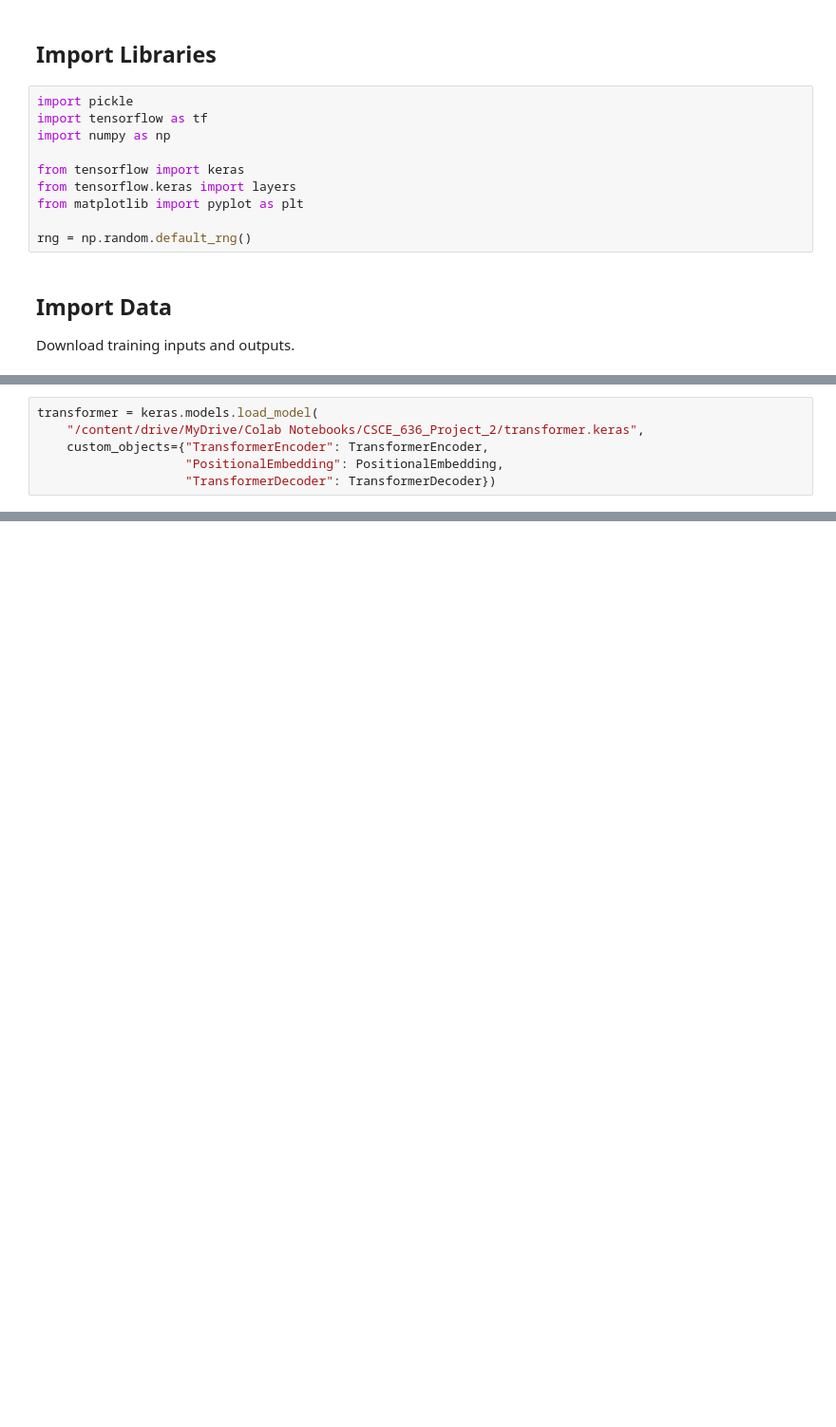
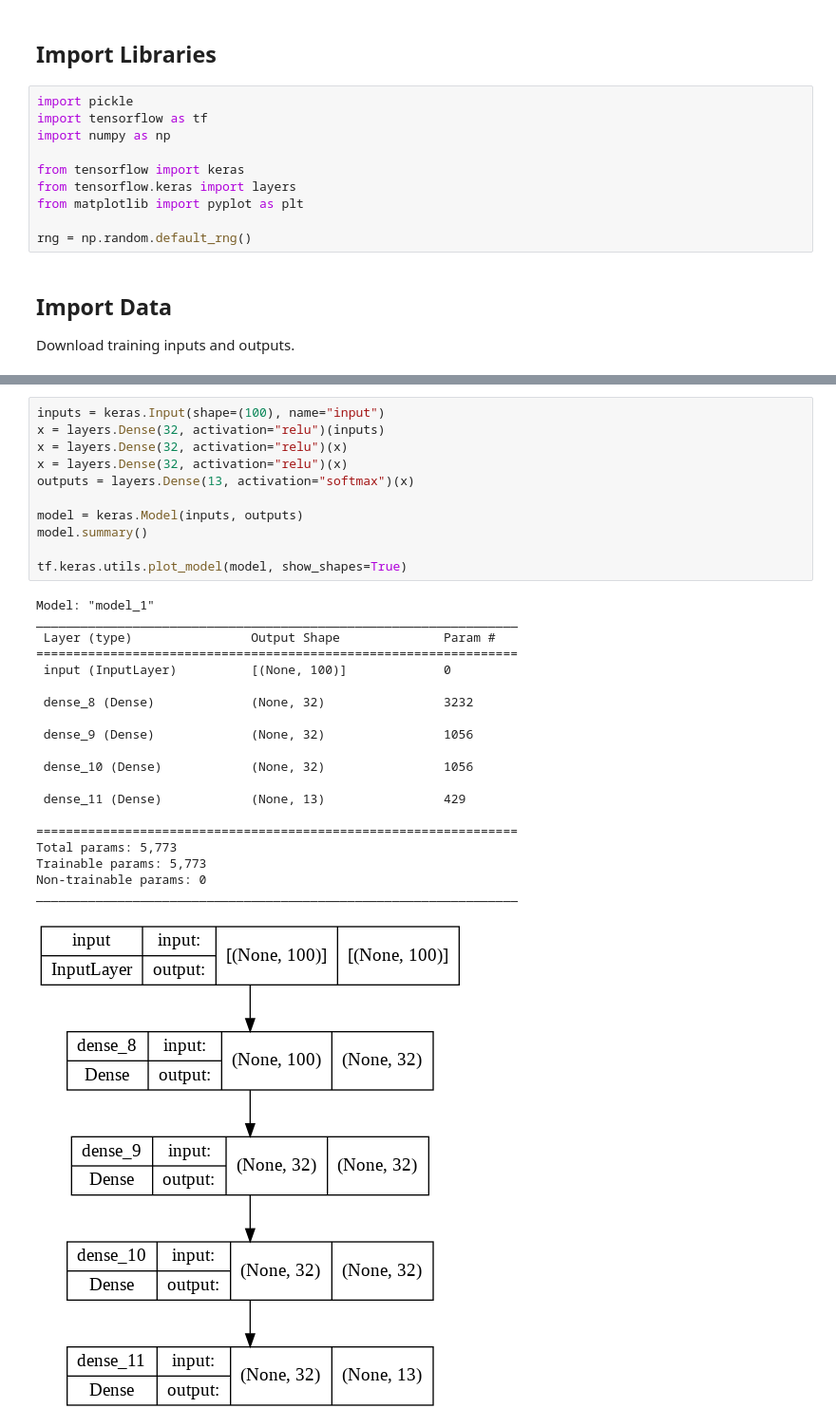
Before and after one commit to diegosol127/CSCE-636-Deep-Learning, a Jupyter notebook: Homework/CSCE_636_Proj03_Sol.ipynb, the cells around one changed output, grey strips where cells are left out. Shown: that part at 95% size. Saved outputs shown, nothing was run; the diff lists cells and outputs as text; blank space fills up the shorter version.

Commit message:
Proj03 create deep model

```diff
--- a/Homework/CSCE_636_Proj03_Sol.ipynb
+++ b/Homework/CSCE_636_Proj03_Sol.ipynb
@@ -474,6 +43,0 @@ def decode_sequence(input_chunk):
-# %%
-transformer = keras.models.load_model(
-    "/content/drive/MyDrive/Colab Notebooks/CSCE_636_Project_2/transformer.keras",
-    custom_objects={"TransformerEncoder": TransformerEncoder,
-                    "PositionalEmbedding": PositionalEmbedding,
-                    "TransformerDecoder": TransformerDecoder})
@@ -527,0 +101,32 @@ c f b e c d b f b e a k g h b e a k i j b d c d a h k l m c d a e ee a h f ed ef
+# %%
+inputs = keras.Input(shape=(100), name="input")
+x = layers.Dense(32, activation="relu")(inputs)
+x = layers.Dense(32, activation="relu")(x)
+x = layers.Dense(32, activation="relu")(x)
+outputs = layers.Dense(13, activation="softmax")(x)
+
+model = keras.Model(inputs, outputs)
+model.summary()
+
+tf.keras.utils.plot_model(model, show_shapes=True)
+# %% [output]
+Model: "model_1"
+_________________________________________________________________
+ Layer (type)                Output Shape              Param #
+=================================================================
+ input (InputLayer)          [(None, 100)]             0
+
+ dense_8 (Dense)             (None, 32)                3232
+
+ dense_9 (Dense)             (None, 32)                1056
+
+ dense_10 (Dense)            (None, 32)                1056
+
+ dense_11 (Dense)            (None, 13)                429
+
+=================================================================
+Total params: 5,773
+Trainable params: 5,773
+Non-trainable params: 0
+_________________________________________________________________
+[figure, added]
```
Also changed, not shown: parts of 49 cells of this notebook.
